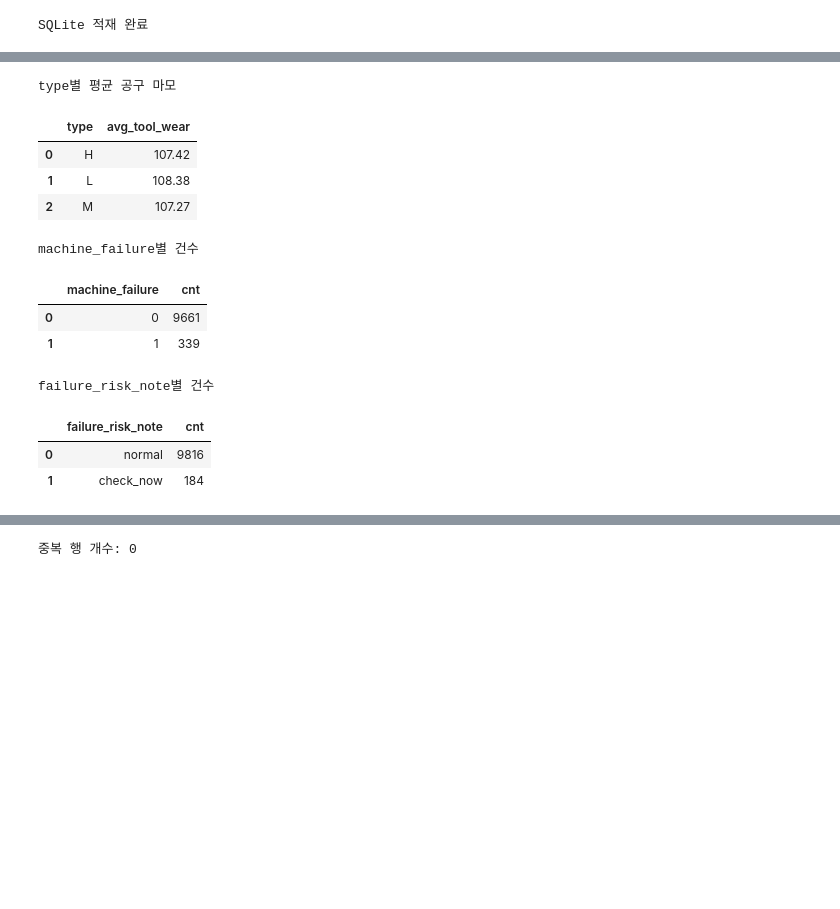
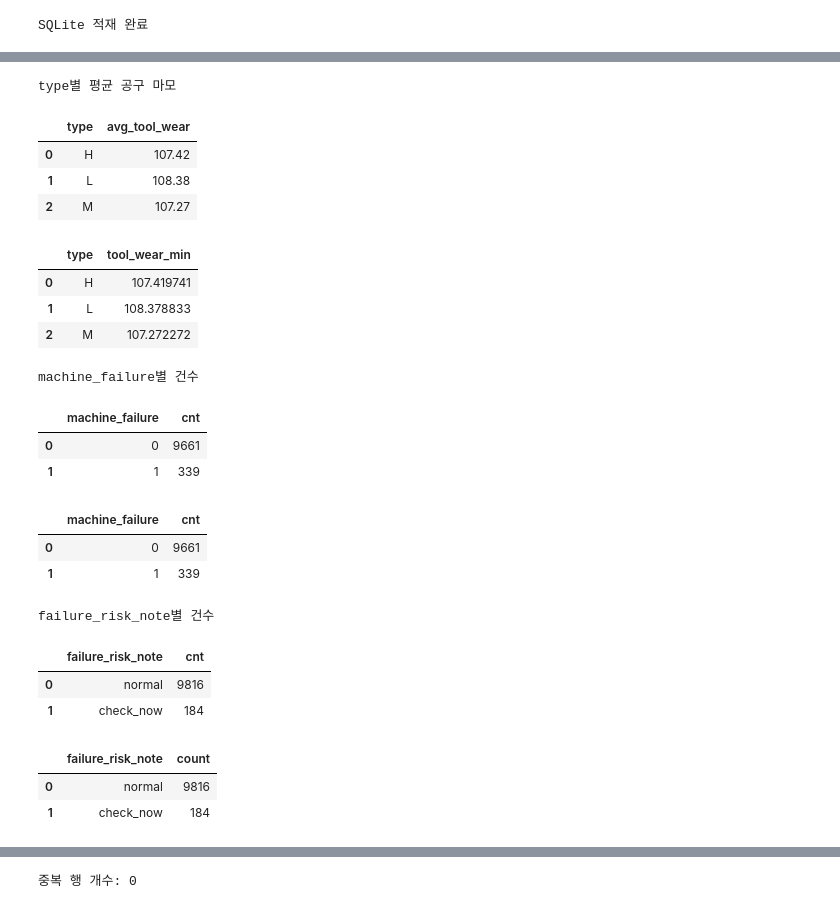
Before and after one commit to sungback/DS01, a Jupyter notebook: work/03_sql2.ipynb, the cells around one changed output, grey strips where cells are left out. Saved outputs shown, nothing was run; the diff lists cells and outputs as text; code cells hidden in the pictures; blank space fills up the shorter version.

```diff
--- a/work/03_sql2.ipynb
+++ b/work/03_sql2.ipynb
@@ -92,24 +101,29 @@ DB 샘플 조회
 # %%
 # 8. SQL 조회 예시 1
 sql_1 = """
 SELECT
     type,
     ROUND(AVG(tool_wear_min), 2) AS avg_tool_wear
 FROM manufacturing_data
 GROUP BY type
 ORDER BY type
 """
 
 result_1 = pd.read_sql(sql_1, conn)
 
 print("type별 평균 공구 마모")
 display(result_1)
+display( df.groupby('type')['tool_wear_min'].mean().reset_index() )
 # %% [output]
 type별 평균 공구 마모
 |  | type | avg_tool_wear |
 | 0 | H | 107.42 |
 | 1 | L | 108.38 |
 | 2 | M | 107.27 |
+|  | type | tool_wear_min |
+| 0 | H | 107.419741 |
+| 1 | L | 108.378833 |
+| 2 | M | 107.272272 |
 # %%
 # 9. SQL 조회 예시 2
 sql_2 = """
@@ -125,11 +139,15 @@ result_2 = pd.read_sql(sql_2, conn)
 
 print("machine_failure별 건수")
 display(result_2)
+display( df.groupby('machine_failure').size().reset_index(name='cnt') )
 # %% [output]
 machine_failure별 건수
 |  | machine_failure | cnt |
 | 0 | 0 | 9661 |
 | 1 | 1 | 339 |
+|  | machine_failure | cnt |
+| 0 | 0 | 9661 |
+| 1 | 1 | 339 |
 # %%
 # 10. SQL 조회 예시 3
 sql_3 = """
@@ -145,11 +163,15 @@ result_3 = pd.read_sql(sql_3, conn)
 
 print("failure_risk_note별 건수")
 display(result_3)
+df['failure_risk_note'].value_counts().reset_index()
 # %% [output]
 failure_risk_note별 건수
 |  | failure_risk_note | cnt |
 | 0 | normal | 9816 |
 | 1 | check_now | 184 |
+|  | failure_risk_note | count |
+| 0 | normal | 9816 |
+| 1 | check_now | 184 |
 # %%
 # 11. 품질 점검 - 결측치
 null_counts = df.isnull().sum().reset_index()
```
Also changed, not shown: parts of 7 cells of this notebook, 11 other files.
